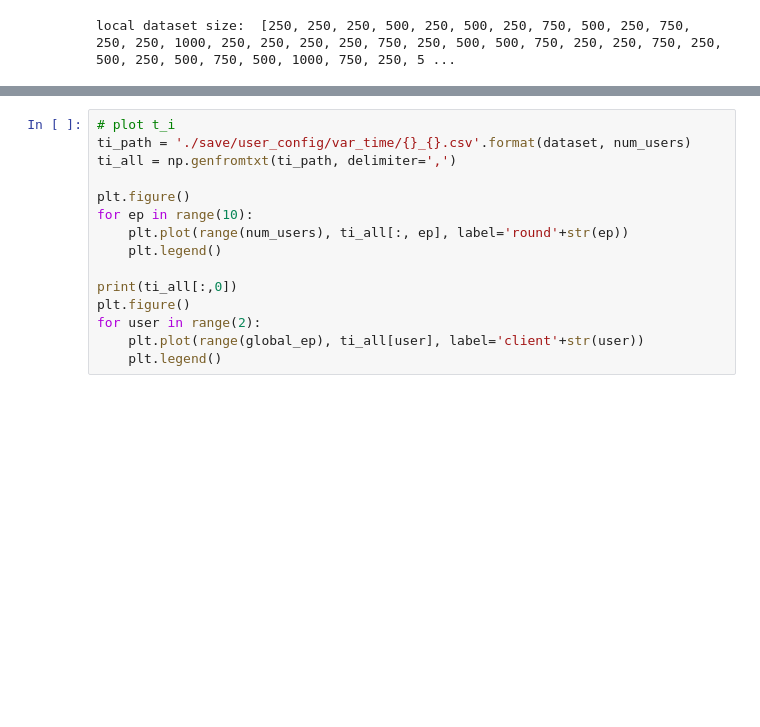
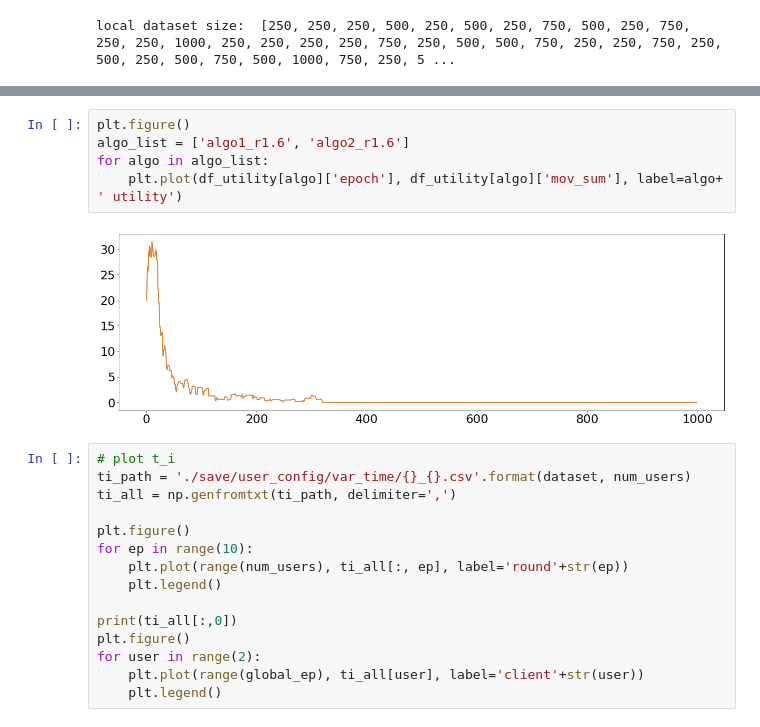
Before and after one commit to yhyeh/Fedcism, a Jupyter notebook: my_results_algo1.ipynb, the cells around one changed output, grey strips where cells are left out. Drawn from its saved outputs; the diff is of its cells as text; blank space fills up the shorter version.

```diff
--- a/my_results_algo1.ipynb
+++ b/my_results_algo1.ipynb
@@ -255,3 +232,10 @@ algo1  utility selection, best_acc 58.44 ===================
+# %%
+plt.figure()
+algo_list = ['algo1_r1.6', 'algo2_r1.6']
+for algo in algo_list:
+    plt.plot(df_utility[algo]['epoch'], df_utility[algo]['mov_sum'], label=algo+ ' utility')
+# %% [output]
+[figure, added]
 # %%
 # plot t_i
 ti_path = './save/user_config/var_time/{}_{}.csv'.format(dataset, num_users)
```
Also changed, not shown: parts of 9 cells of this notebook, 5 other files.
